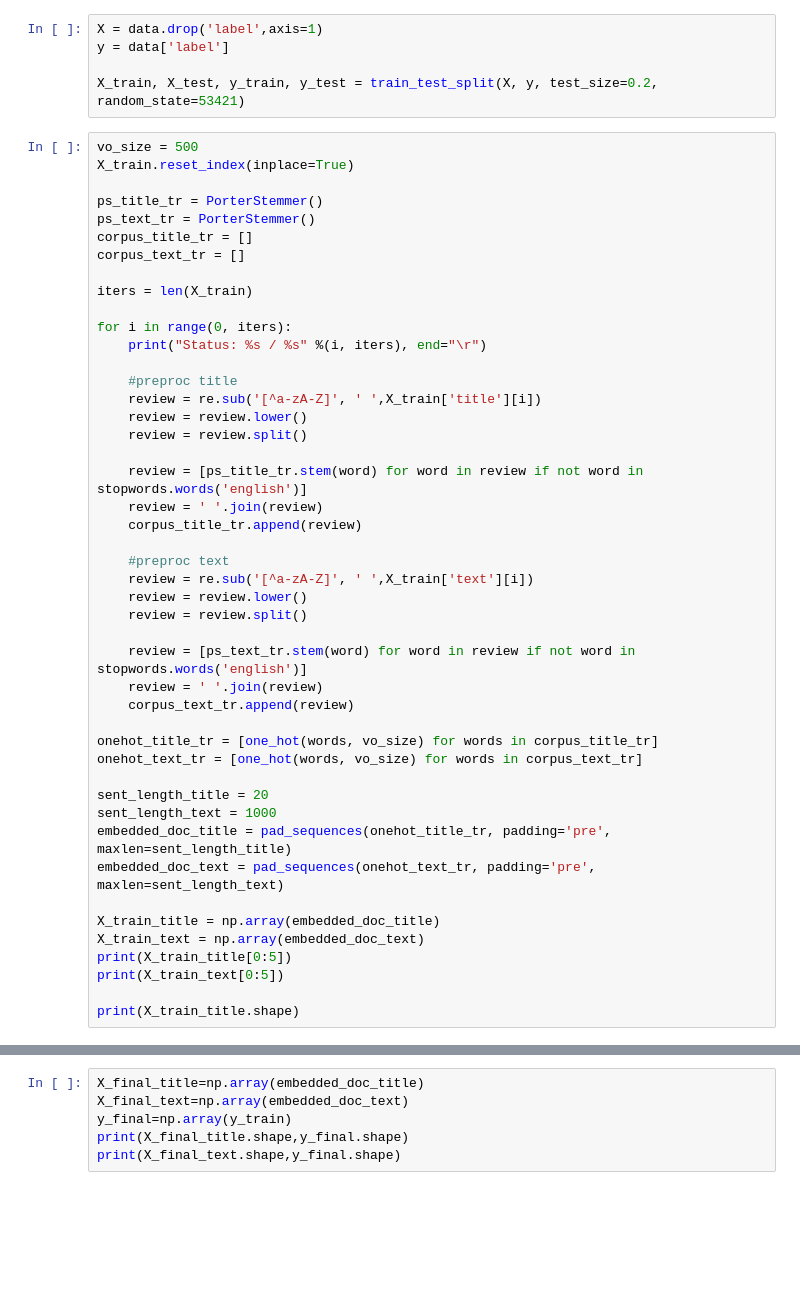
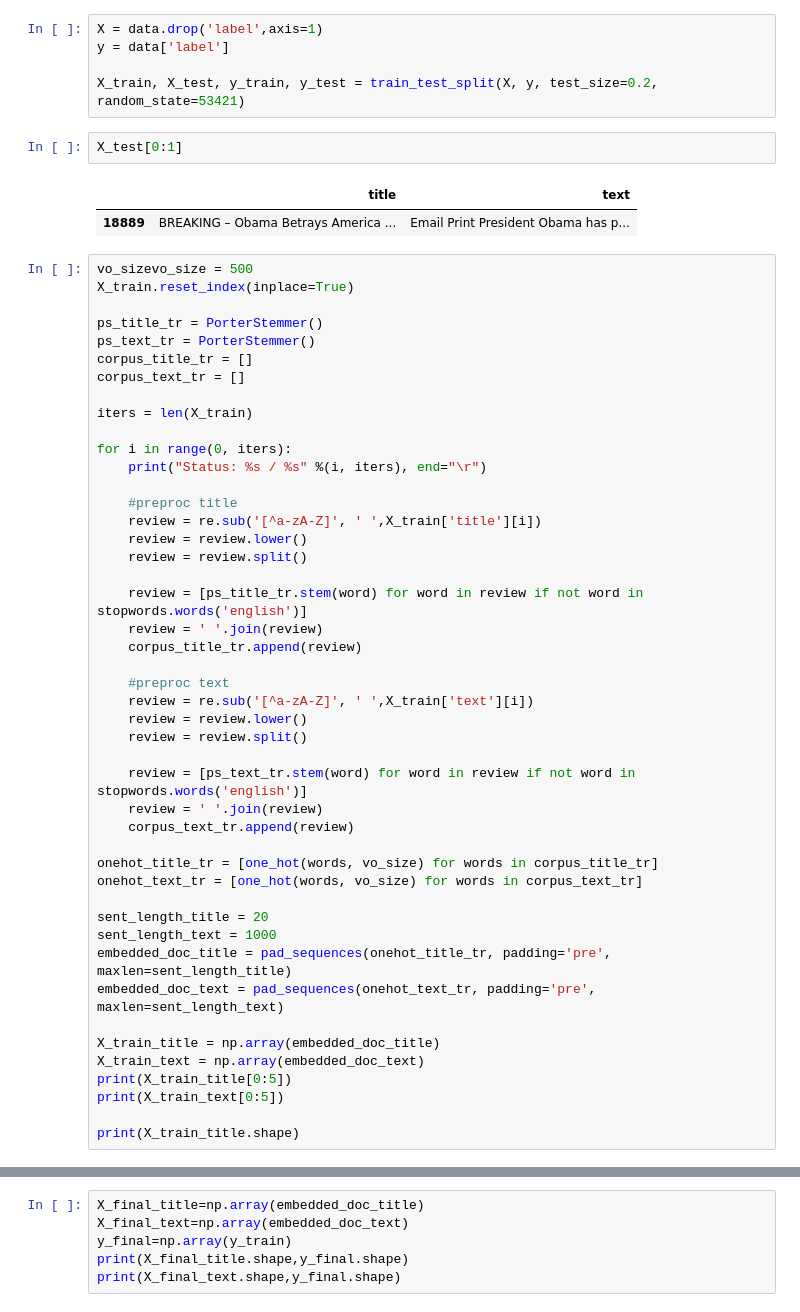
Before and after one commit to maxhw98/fake_news_proj, a Jupyter notebook: proj_final.ipynb, the cells around one changed output, grey strips where cells are left out. Cells and saved outputs as stored; diff of their text form; blank space fills up the shorter version.

```diff
--- a/proj_final.ipynb
+++ b/proj_final.ipynb
@@ -75,8 +73,13 @@ X = data.drop('label',axis=1)
 y = data['label']
 
 X_train, X_test, y_train, y_test = train_test_split(X, y, test_size=0.2, random_state=53421)
+# %%
+X_test[0:1]
+# %% [output]
+|  | title | text |
+| 18889 | BREAKING – Obama Betrays America ... | Email Print President Obama has p... |
 # %%
-vo_size = 500
+vo_sizevo_size = 500
 X_train.reset_index(inplace=True)
 
 ps_title_tr = PorterStemmer()
```
Also changed, not shown: parts of 17 cells of this notebook, 1 other file.
